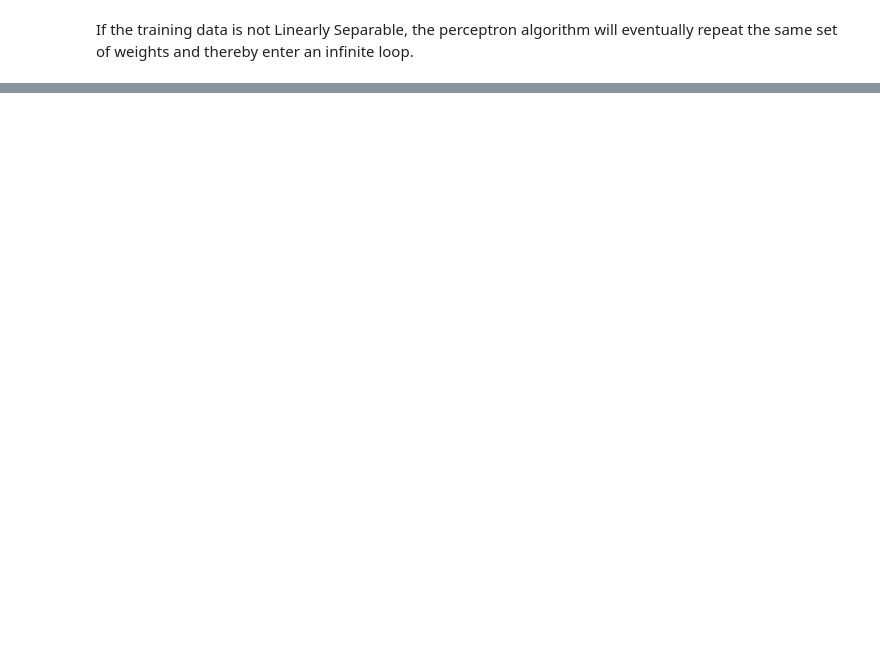
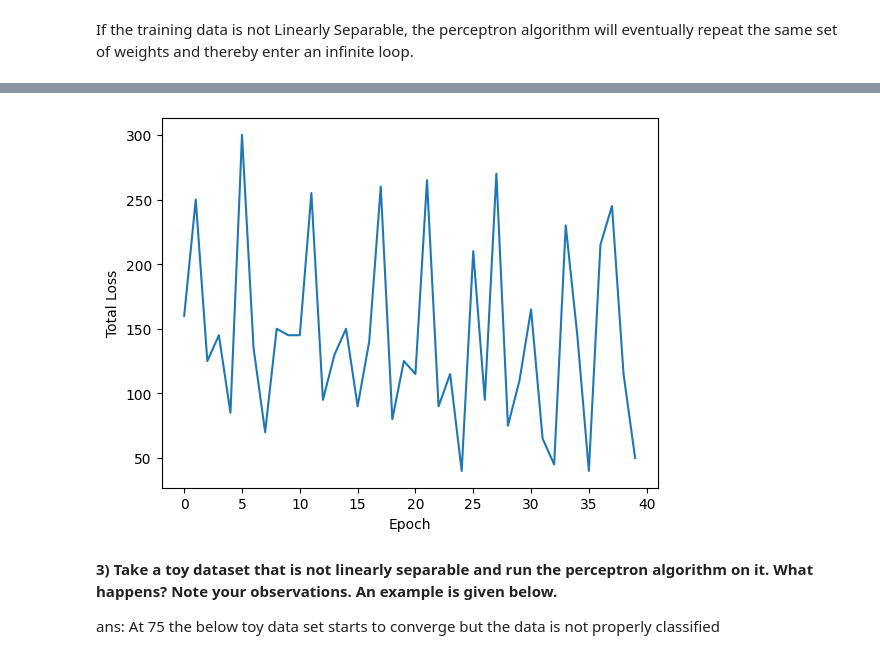
Before and after one commit to Manoj010104/FMML_Projects_and_Labs, a Jupyter notebook: AIML_Module_4_Lab_1_Perceptron.ipynb, the cells around one changed output, grey strips where cells are left out. Drawn from its saved outputs; the diff is of its cells as text; code cells hidden in the pictures; blank space fills up the shorter version.

```diff
--- a/AIML_Module_4_Lab_1_Perceptron.ipynb
+++ b/AIML_Module_4_Lab_1_Perceptron.ipynb
@@ -152,0 +246,20 @@ If the training data is not Linearly Separable, the perceptron algorithm will ev
+# %%
+
+X = np.array([
+    [-2, 4, -1],
+    [4, 1, -1],
+    [1, 6, -1],
+    [2, 4, -1],
+    [6, 2, -1],
+])
+y = np.array([1, 1, 1, -1, -1])
+
+w = perceptron_algo_plot(X, y,5,40)
+# %% [output]
+[figure, added]
+# %% [markdown]
+**3) Take a toy dataset that is not linearly separable and run the perceptron algorithm on it. What happens? Note your observations. An example is given below.**
+
+ans:
+At 75 the below toy data set starts to converge
+but the data is not properly classified
```
Also changed, not shown: parts of 19 cells of this notebook.
